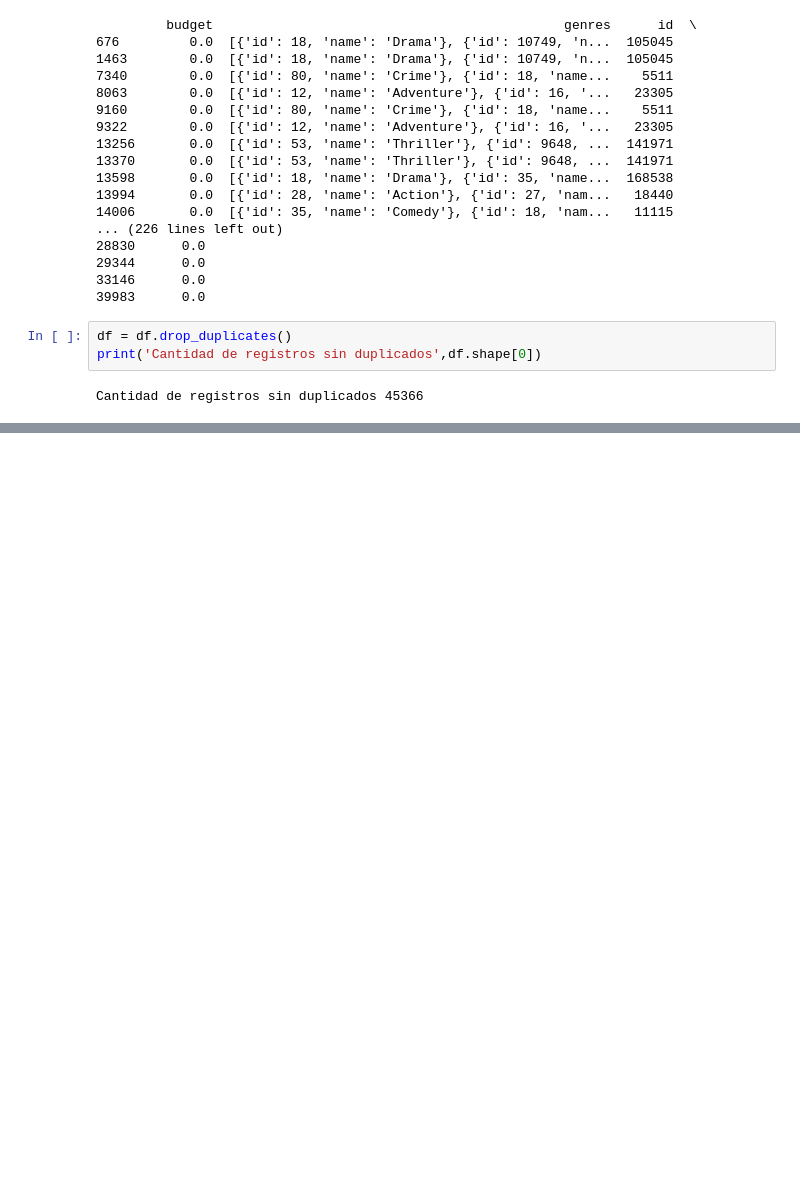
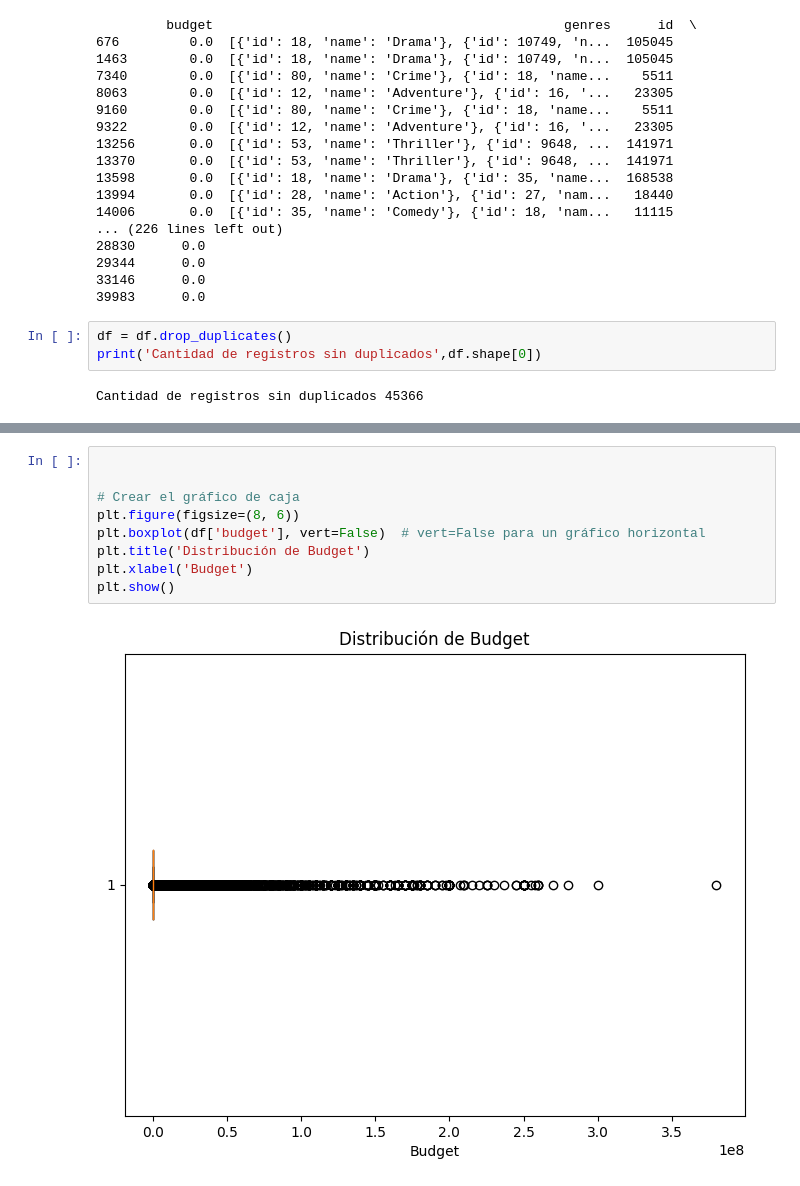
Before and after one commit to melodiromero/movies, a Jupyter notebook: eda.ipynb, the cells around one changed output, grey strips where cells are left out. Saved outputs shown, nothing was run; the diff lists cells and outputs as text; blank space fills up the shorter version.

```diff
--- a/eda.ipynb
+++ b/eda.ipynb
@@ -150,0 +256,11 @@ Detección de valores atípicos.
+# %%
+
+
+# Crear el gráfico de caja
+plt.figure(figsize=(8, 6))
+plt.boxplot(df['budget'], vert=False)  # vert=False para un gráfico horizontal
+plt.title('Distribución de Budget')
+plt.xlabel('Budget')
+plt.show()
+# %% [output]
+[figure, added]
```
Also changed, not shown: parts of 10 cells of this notebook.
